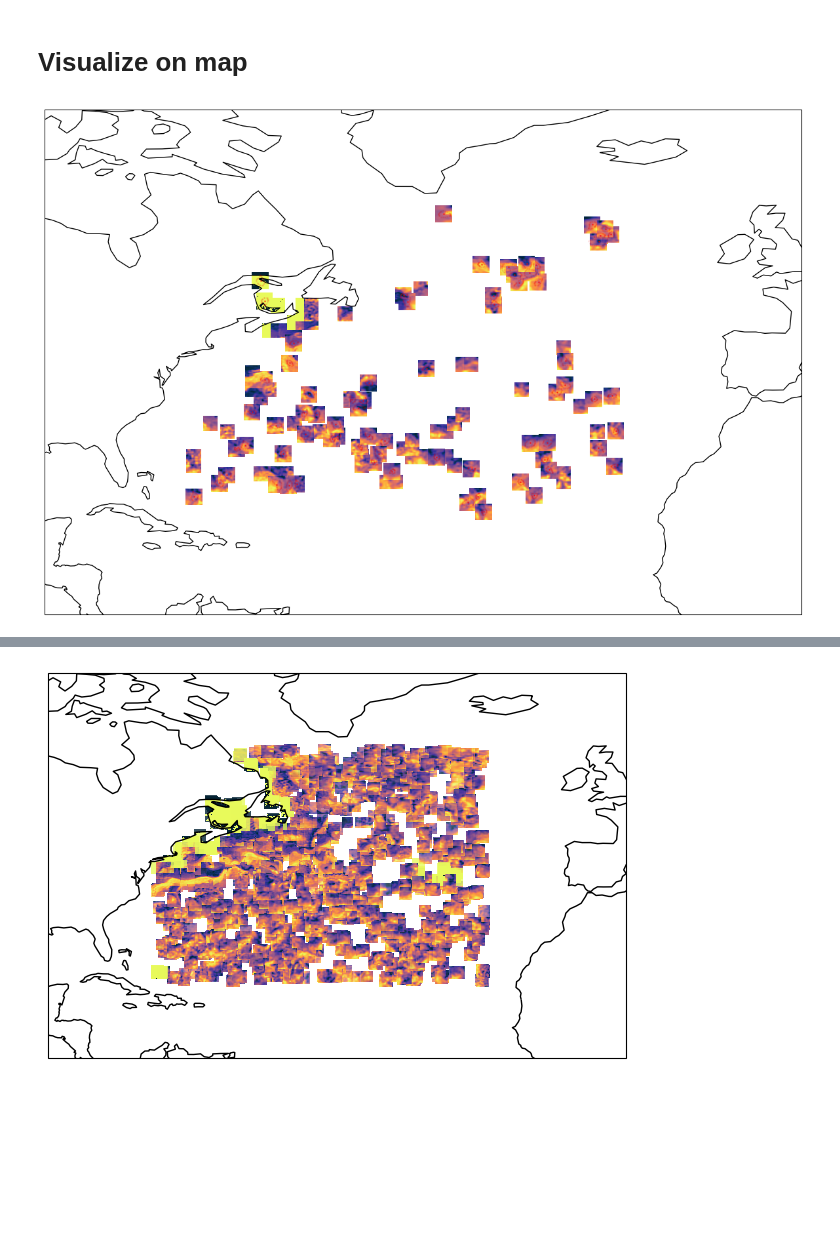
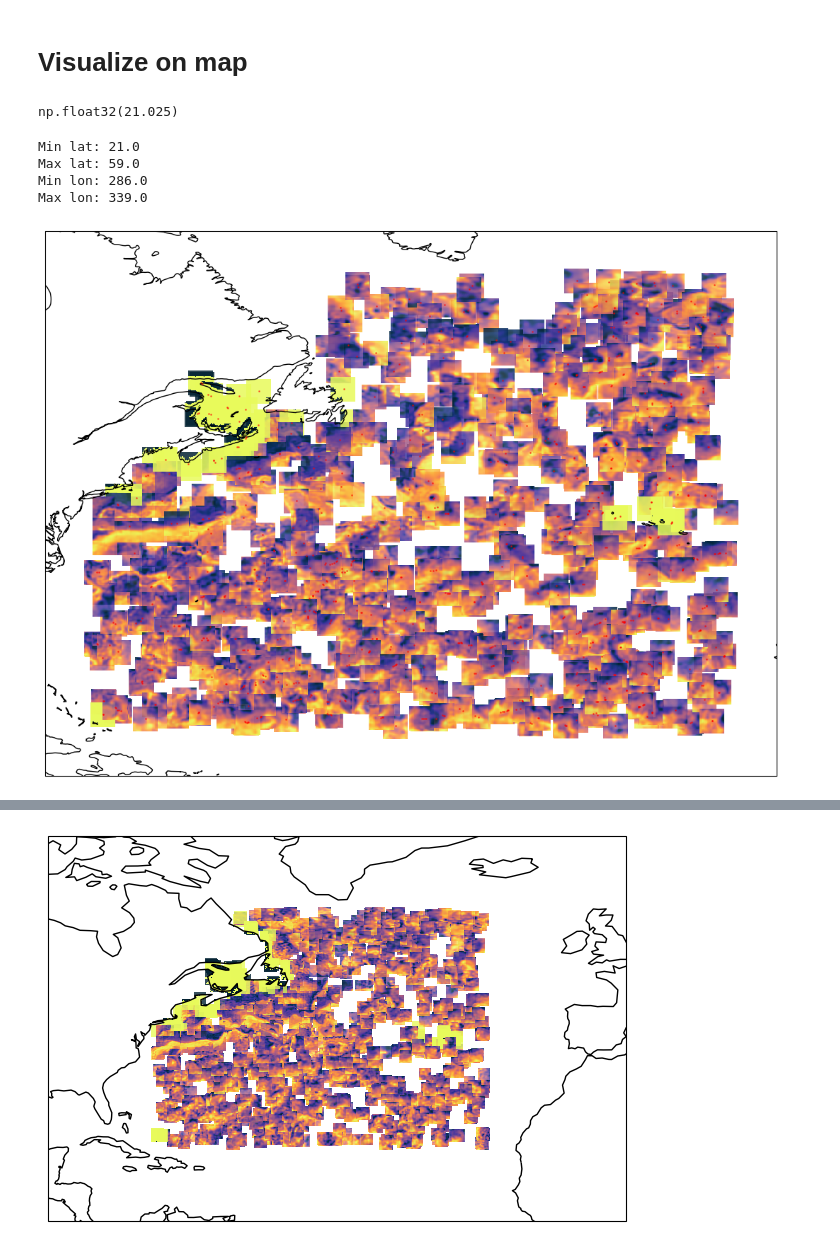
Before and after one commit to jonassterud/OCES5303_A3, a Jupyter notebook: ass3_oces5303_21335836.ipynb, the cells around one changed output, grey strips where cells are left out. Drawn from its saved outputs; the diff is of its cells as text; code cells hidden in the pictures; blank space fills up the shorter version.

```diff
--- a/ass3_oces5303_21335836.ipynb
+++ b/ass3_oces5303_21335836.ipynb
@@ -332,6 +332,23 @@ visualize_images_with(2, save_as="images_with_anticyclone.png") # Reverse eddy
 [figure]
 # %% [markdown]
 # Visualize on map
+# %%
+min(map(lambda v: min(np.concatenate(v)), df_train["SST_LATITUDE"].values.flatten()))
+# %% [output]
+np.float32(21.025)
+# %%
+# Print min/max lat/lon, used to center image
+min_lat = np.round(min(map(lambda v: min(np.concatenate(v)), df_train["SST_LATITUDE"].values.flatten())))
+max_lat = np.round(max(map(lambda v: max(np.concatenate(v)), df_train["SST_LATITUDE"].values.flatten())))
+min_lon = np.round(min(map(lambda v: min(np.concatenate(v)), df_train["SST_LONGITUDE"].values.flatten())))
+max_lon = np.round(max(map(lambda v: max(np.concatenate(v)), df_train["SST_LONGITUDE"].values.flatten())))
+
+print(f"Min lat: {min_lat}\nMax lat: {max_lat}\nMin lon: {min_lon}\nMax lon: {max_lon}\n")
+# %% [output]
+Min lat: 21.0
+Max lat: 59.0
+Min lon: 286.0
+Max lon: 339.0
 # %%
 def images_on_map(data, categories: list[str], cm="viridis", alpha: list[float]=[0.8], mark_eddy_contour=False, mark_eddy_centre=False, amount_of_days=-1, save_as: str = None):
     plt.figure(figsize=(20, 10), )
@@ -378,25 +395,21 @@ def images_on_map(data, categories: list[str], cm="viridis", alpha: list[float]=
             lons = list(map(lambda v: v[0], positions))
             lats = list(map(lambda v: v[1], positions))
 
-            ax.scatter(lons, lats, color=(1, 0, 0, 0.5), s=1, transform=ccrs.PlateCarree(), zorder=5)
+            ax.scatter(lons, lats, color=(1, 0, 0, 0.5), s=1.0, transform=ccrs.PlateCarree(), zorder=5)
 
+    zoom = 3
     ax.set_extent([
-        270, 360,
-        10, 70
+        286 - zoom, 339 + zoom,
+        21 - zoom, 59 + zoom
     ], crs=ccrs.PlateCarree())
-
-    # ax.set_extent([
-    #     300, 350,
-    #     40, 60
-    # ], crs=ccrs.PlateCarree())
 
     if (save_as != None):
         plt.savefig(f"./figures/{save_as}", dpi=200, transparent=True, bbox_inches="tight", pad_inches=0)
     plt.show()
 # %%
-images_on_map(df_train, ["SST"], cm=cmocean.cm.thermal, alpha=[1.0], mark_eddy_centre=True, mark_eddy_contour=True, amount_of_days=1, save_as="sst_map_train.png")
+images_on_map(df_train, ["SST"], cm=cmocean.cm.thermal, alpha=[0.85], mark_eddy_centre=True, mark_eddy_contour=False, amount_of_days=10, save_as="sst_map_train.png")
 # %% [output]
-[figure, old version]
+[figure, new version]
 # %%
 
 images_on_map(df_train, ["CHLA"], alpha=[1.0], mark_eddy_centre=True, mark_eddy_contour=True, amount_of_days=10)
```
Also changed, not shown: parts of 3 cells of this notebook, 5 other files.
